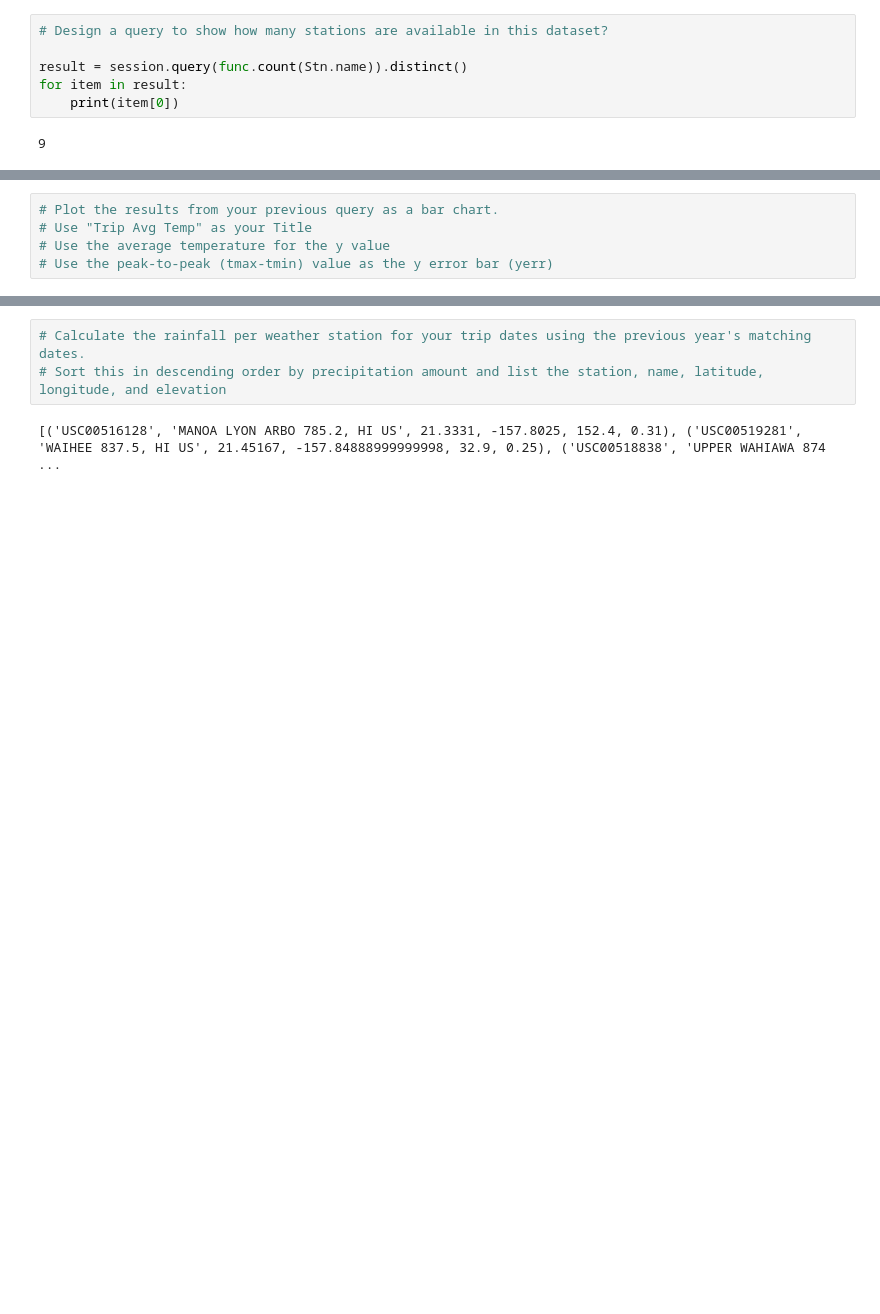
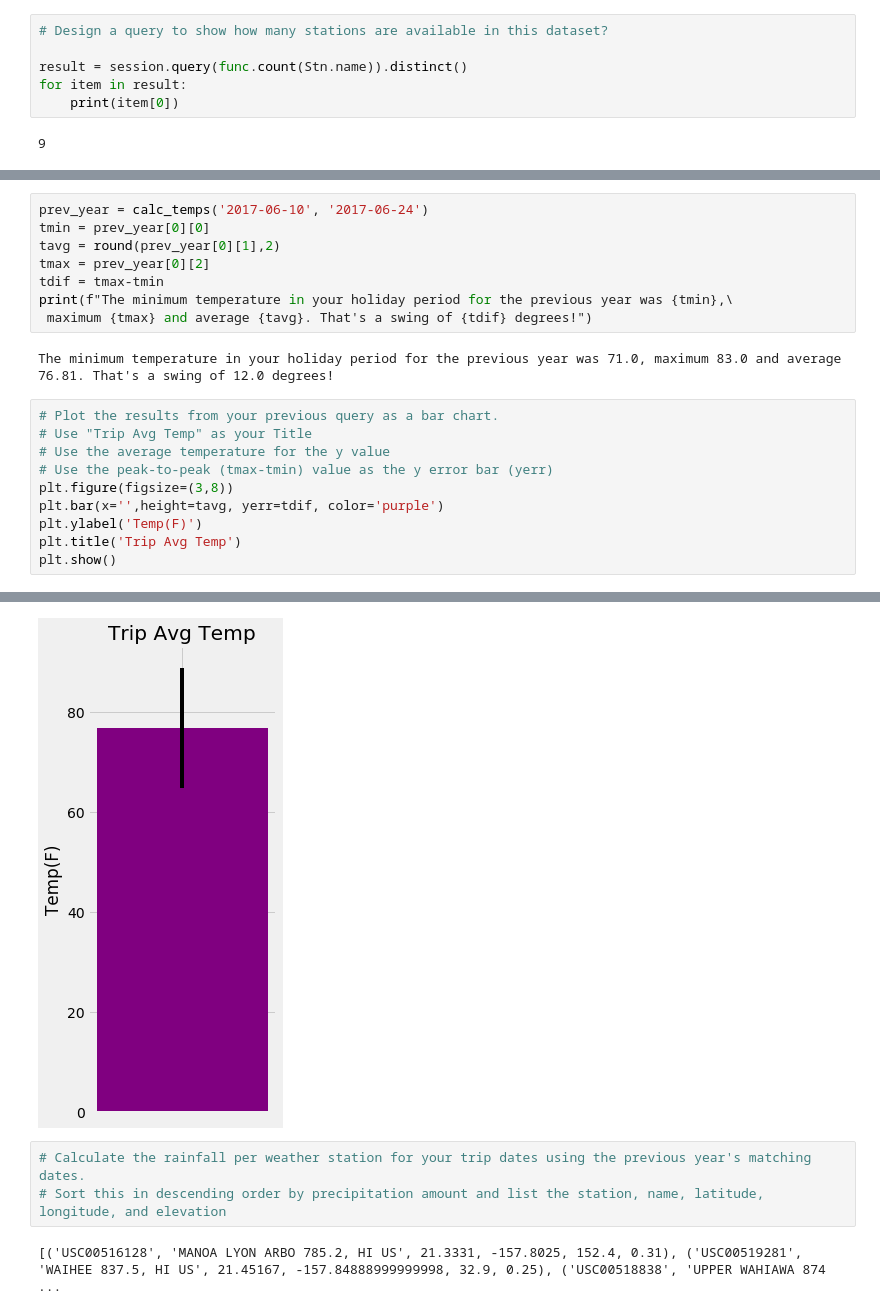
Before and after one commit to lweislo/SQLAlchemy, a Jupyter notebook: homework-10.ipynb, the cells around one changed output, grey strips where cells are left out. Cells and saved outputs as stored; diff of their text form; blank space fills up the shorter version.

```diff
--- a/homework-10.ipynb
+++ b/homework-10.ipynb
@@ -177,6 +238,21 @@ print(calc_temps('2012-02-28', '2012-03-05'))
+# %%
+prev_year = calc_temps('2017-06-10', '2017-06-24')
+tmin = prev_year[0][0]
+tavg = round(prev_year[0][1],2)
+tmax = prev_year[0][2]
+tdif = tmax-tmin
+print(f"The minimum temperature in your holiday period for the previous year was {tmin},\
+ maximum {tmax} and average {tavg}. That's a swing of {tdif} degrees!")
+# %% [output]
+The minimum temperature in your holiday period for the previous year was 71.0, maximum 83.0 and average 76.81. That's a swing of 12.0 degrees!
 # %%
 # Plot the results from your previous query as a bar chart.
 # Use "Trip Avg Temp" as your Title
 # Use the average temperature for the y value
 # Use the peak-to-peak (tmax-tmin) value as the y error bar (yerr)
+plt.figure(figsize=(3,8))
+plt.bar(x='',height=tavg, yerr=tdif, color='purple')
+plt.ylabel('Temp(F)')
+plt.title('Trip Avg Temp')
+plt.show()
 # %% [output]
@@ -185,3 +259,4 @@ print(calc_temps('2012-02-28', '2012-03-05'))
+[figure, added]
 # %%
 # Calculate the rainfall per weather station for your trip dates using the previous year's matching dates.
 # Sort this in descending order by precipitation amount and list the station, name, latitude, longitude, and elevation
```
Also changed, not shown: parts of 16 cells of this notebook.
